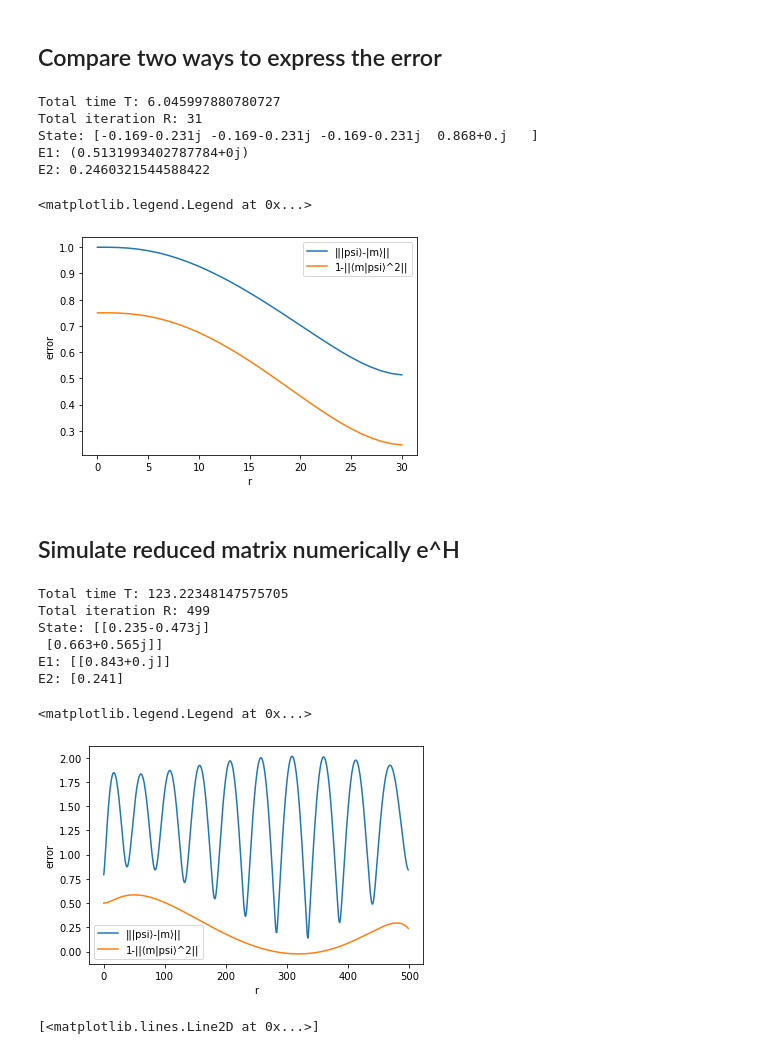
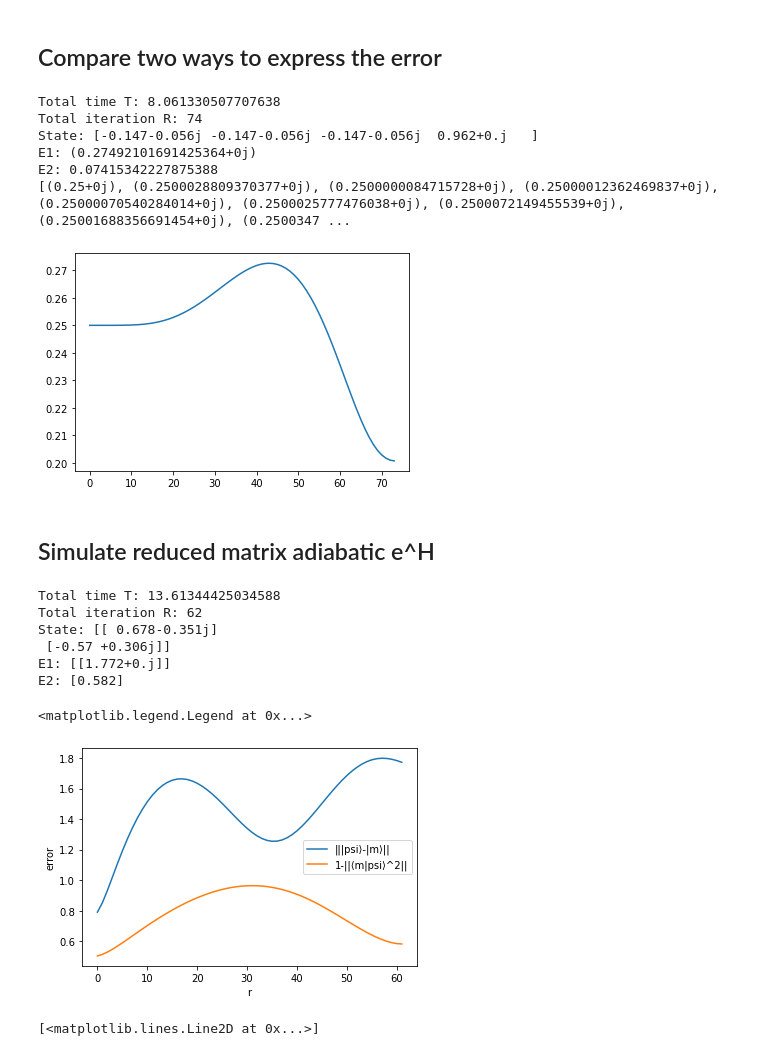
Before and after one commit to Letao-WANG/Quantum_algorithm, a Jupyter notebook: 16_May_Reduced_matrix_part2/Reduced circuit adiabatic algorithm part2.ipynb, the cells around one changed output. Cells and saved outputs as stored; diff of their text form; code cells hidden in the pictures.

```diff
--- a/16_May_Reduced_matrix_part2/Reduced circuit adiabatic algorithm part2.ipynb
+++ b/16_May_Reduced_matrix_part2/Reduced circuit adiabatic algorithm part2.ipynb
@@ -75,7 +75,6 @@ def getEpsilon1(final_vector, m):
     """
     get the epsilon of the result, should lower than the theoretical epsilon
 
-    ERRORS: Have problems!
     """
     distance_vector = final_vector.copy()
     distance_vector[m-1] -= 1
@@ -101,12 +100,18 @@ def normalize_vector(v):
     n = get_norm(v)
     v = v/n
     return v
+
+def get_reduced_matrix_eH(a, delt, T):
+    H = get_eH(a, delt, 0) + get_eH(a, delt, 1)
+    m = H*(-1j*T)
+    exp_H = expm(m)
+    return exp_H
 # %% [markdown]
 ## Compare two ways to express the error
 # %%
 n = 2
 N = 2**n
-epsilon = 0.4
+epsilon = 0.3
 
 rs = []
 es1 = []
@@ -137,25 +142,31 @@ print("State: " +str(state.data))
 print("E1: " + str(getEpsilon1(state.data, N)))
 print("E2: " + str(getEpsilon2(state.data, problem_vector(N))))
 
-plt.plot(rs, es1, label="|||psi⟩-|m⟩||")
-plt.plot(rs, es2, label="1-||⟨m|psi⟩^2||")
-plt.xlabel("r")
-plt.ylabel("error")
-plt.legend()
+# plt.plot(rs, es1, label="|||psi⟩-|m⟩||")
+# plt.plot(rs, es2, label="1-||⟨m|psi⟩^2||")
+# plt.plot(rs, es1-es2)
+# plt.xlabel("r")
+# plt.ylabel("error")
+# plt.legend()
 
+ess = []
+for i in range(len(rs)):
+    ess.append(es1[i]-es2[i])
+plt.plot(rs, ess)
+print(ess)
 # plot_state_qsphere(Statevector(circ))
 # %% [output]
-Total time T: 6.045997880780727
-Total iteration R: 31
-State: [-0.169-0.231j -0.169-0.231j -0.169-0.231j  0.868+0.j   ]
-E1: (0.5131993402787784+0j)
-E2: 0.2460321544588422
+Total time T: 8.061330507707638
+Total iteration R: 74
+State: [-0.147-0.056j -0.147-0.056j -0.147-0.056j  0.962+0.j   ]
+E1: (0.27492101691425364+0j)
+E2: 0.07415342227875388
+[(0.25+0j), (0.2500028809370377+0j), (0.2500000084715728+0j), (0.25000012362469837+0j), (0.25000070540284014+0j), (0.2500025777476038+0j), (0.2500072149455539+0j), (0.25001688356691454+0j), (0.2500347 ...
-<matplotlib.legend.Legend at 0x...>
-[figure, old version]
+[figure, new version]
 # %% [markdown]
-## Simulate reduced matrix numerically e^H
+## Simulate reduced matrix adiabatic e^H
 # %%
-n = 10
+n = 4
 N = 2**n
 epsilon = 0.4
 
@@ -170,41 +181,41 @@ R = getR(epsilon, N)
 a = 1/np.sqrt(N)
 delt = T/R
 state = init_vector(2)
 
 for r in range(0, R):
     t = r*(T/R)
     op = get_eH(a, delt, f(t,epsilon,N))
     state = np.dot(op, state)
-#     state = normalize_vector(state)
+    state = normalize_vector(state)
 
     rs.append(r)
     states.append(state)
     es1.append(getEpsilon1(state, 2)[0][0])
     es2.append(getEpsilon2(state, problem_vector(2))[0])
     ns.append(get_norm(state)[0][0])
 
 
 print("Total time T: " +str(T))
 print("Total iteration R: " +str(R))
 print("State: " +str(state))
 print("E1: " + str(getEpsilon1(state, 2)))
 print("E2: " + str(getEpsilon2(state, problem_vector(2))))
 
 
 plt.plot(rs, es1, label="|||psi⟩-|m⟩||")
 plt.plot(rs, es2, label="1-||⟨m|psi⟩^2||")
 plt.xlabel("r")
 plt.ylabel("error")
 plt.legend()
 # %% [output]
-Total time T: 123.22348147575705
-Total iteration R: 499
-State: [[0.235-0.473j]
- [0.663+0.565j]]
-E1: [[0.843+0.j]]
-E2: [0.241]
+Total time T: 13.61344425034588
+Total iteration R: 62
+State: [[ 0.678-0.351j]
+ [-0.57 +0.306j]]
+E1: [[1.772+0.j]]
+E2: [0.582]
 <matplotlib.legend.Legend at 0x...>
-[figure, old version]
+[figure, new version]
 # %%
     # print(ns)
 plt.plot(rs, ns)
```
Also changed, not shown: parts of 2 cells of this notebook, 2 other files.
